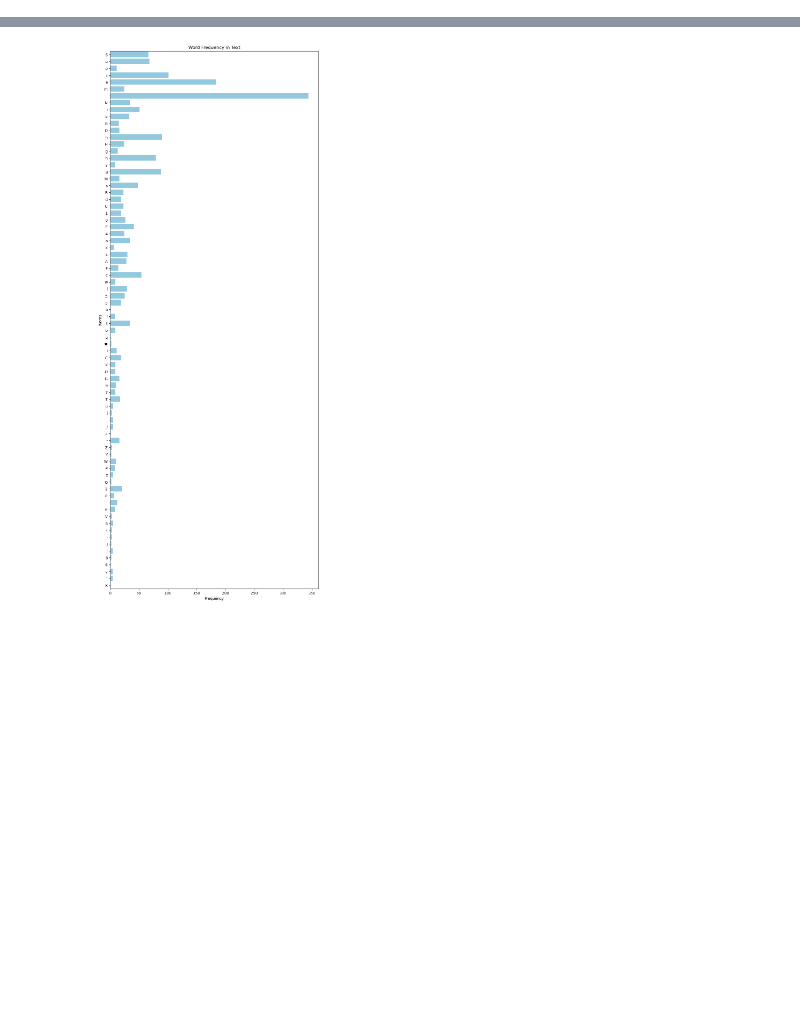
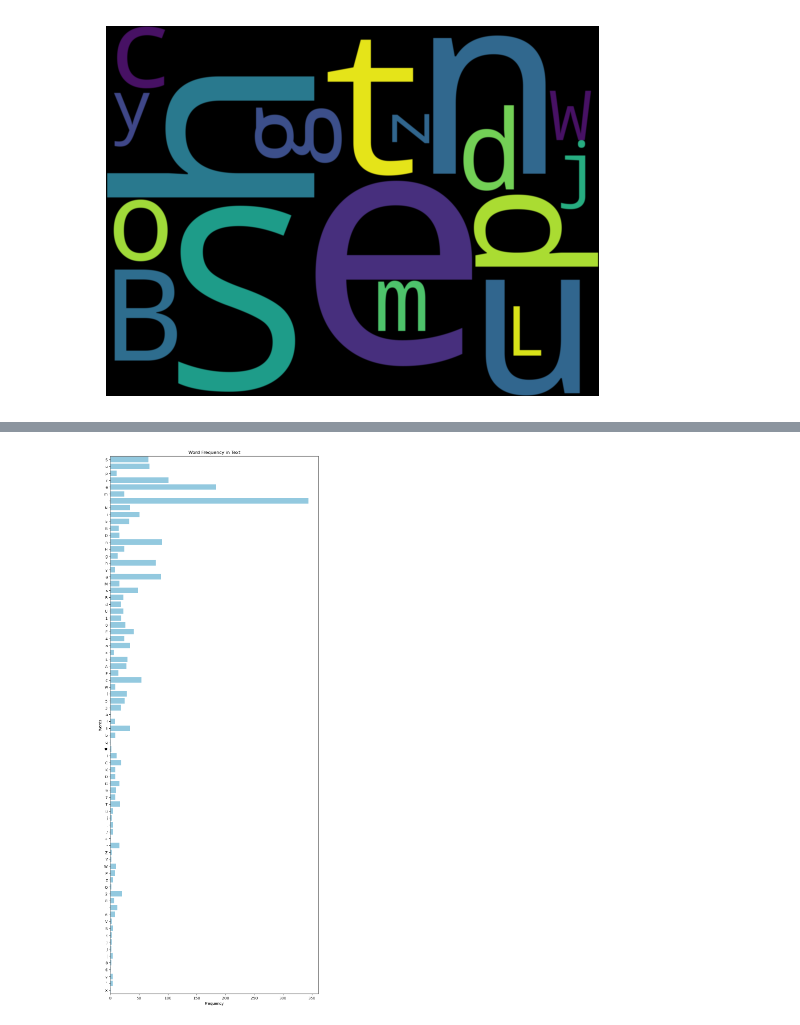
Before and after one commit to TheDevCarnage/NLP-Project-NER, a Jupyter notebook: notebooks/data_visualizing.ipynb, the cells around one changed output, grey strips where cells are left out. Cells and saved outputs as stored; diff of their text form; code cells hidden in the pictures; blank space fills up the shorter version.

```diff
--- a/notebooks/data_visualizing.ipynb
+++ b/notebooks/data_visualizing.ipynb
@@ -45,0 +106,4 @@ import seaborn as sns
+# %%
+show_word_cloud(total_tokens, size=(1600, 1200))
+# %% [output]
+[figure, added]
```
Also changed, not shown: parts of 12 cells of this notebook.
